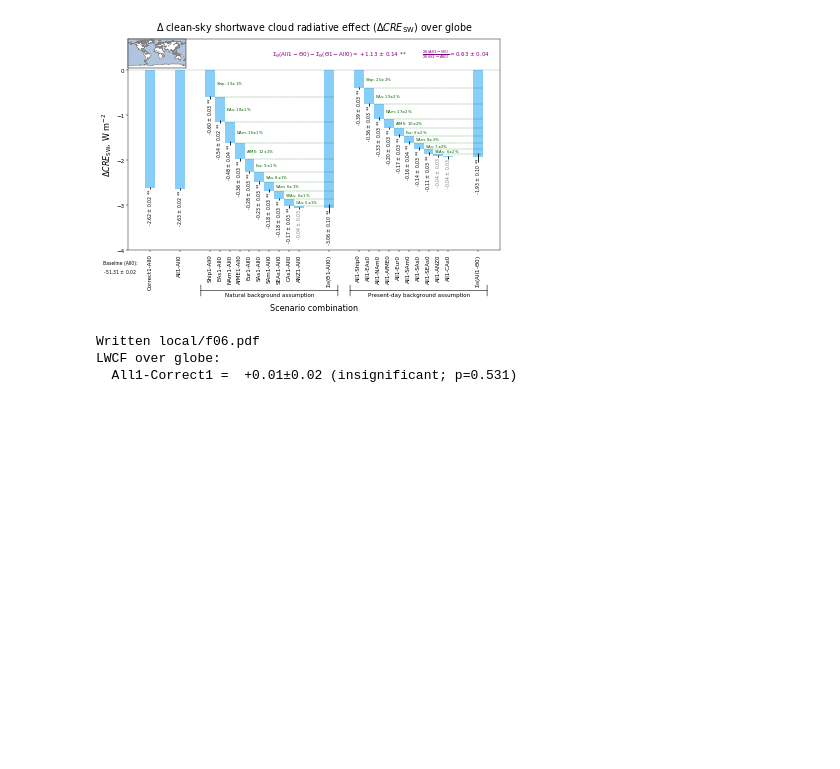
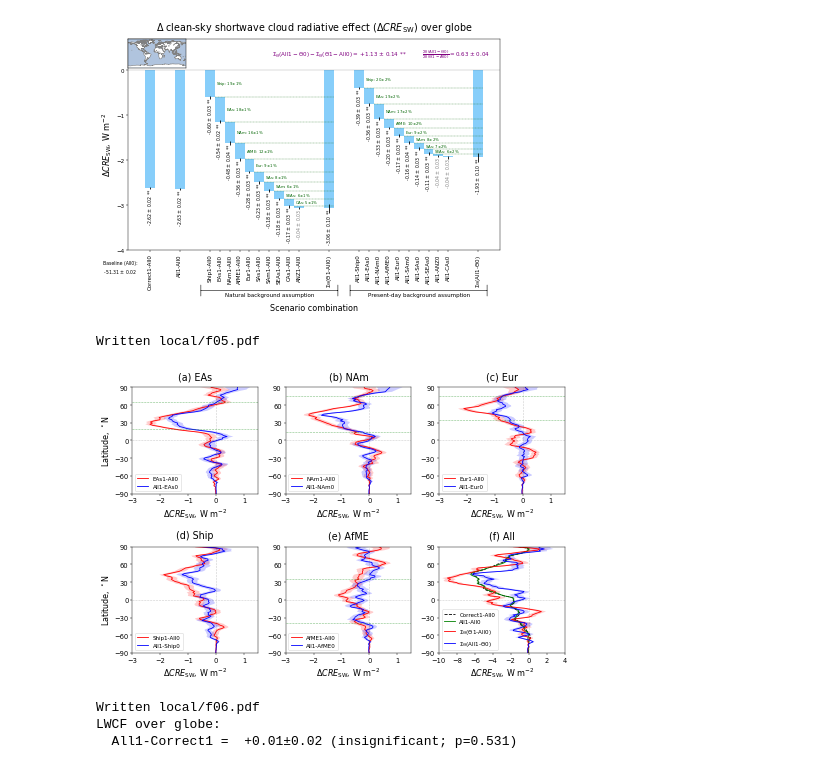
Before and after one commit to grandey/draft2017a-region-rfp, a Jupyter notebook: figures_draft2017a.ipynb, the cells around one changed output. Saved outputs shown, nothing was run; the diff lists cells and outputs as text; code cells hidden in the pictures; blank space fills up the shorter version.

Commit message:
figures_draft2017a.ipynb zonal_mean_line_plot_composite(): writing
Associated minor modification to zonal_mean_line_plot().
Applying new zonal_mean_line_plot_composite() to produce figs 5 and 7.

```diff
--- a/figures_draft2017a.ipynb
+++ b/figures_draft2017a.ipynb
@@ -706,6 +706,7 @@ def zonal_mean_line_plot(variable='SWCF_d1',
                          xlim=None,
                          ylabel=None,
                          title=None,
+                         legend_loc=3,
                          ax=None):
     # Create Axes if no Axes passed as an argument
     if ax is None:
@@ -770,11 +771,11 @@ def zonal_mean_line_plot(variable='SWCF_d1',
     # Title and legend
     if title:
         ax.set_title(title, fontsize='xx-large')
-    ax.legend(loc=4)
+    ax.legend(loc=legend_loc)
     return ax
 
 # Examples
-if True:
+if False:
     zonal_mean_line_plot()
     zonal_mean_line_plot(scenario_source='EAs', xlim=[-3, 2],
                          xlabel=True, ylabel=True, title='Example')
@@ -1075,3 +1118,17 @@ figure_counter += 1
+# %%
+# SW CRE zonal means
+xlim_a2e = (-3, 1.5)
+zonal_mean_line_plot_composite(variable='SWCF_d1',
+                               xlim_list=[xlim_a2e, xlim_a2e, xlim_a2e,
+                                          xlim_a2e, xlim_a2e, (-10, 4)],
+                               scenario_source_list=['EAs', 'NAm', 'Eur',
+                                                     'Ship', 'AfME', 'All'],
+                               legend_loc=3,
+                               file_prefix='f{:02}'.format(figure_counter))
+figure_counter += 1
+# %% [output]
+Written local/f05.pdf
+[figure, added]
 # %%
 # Global LW CRE
 staggered_barcharts(variable='LWCF', region='Globe',
```
Also changed, not shown: parts of 9 cells of this notebook.
